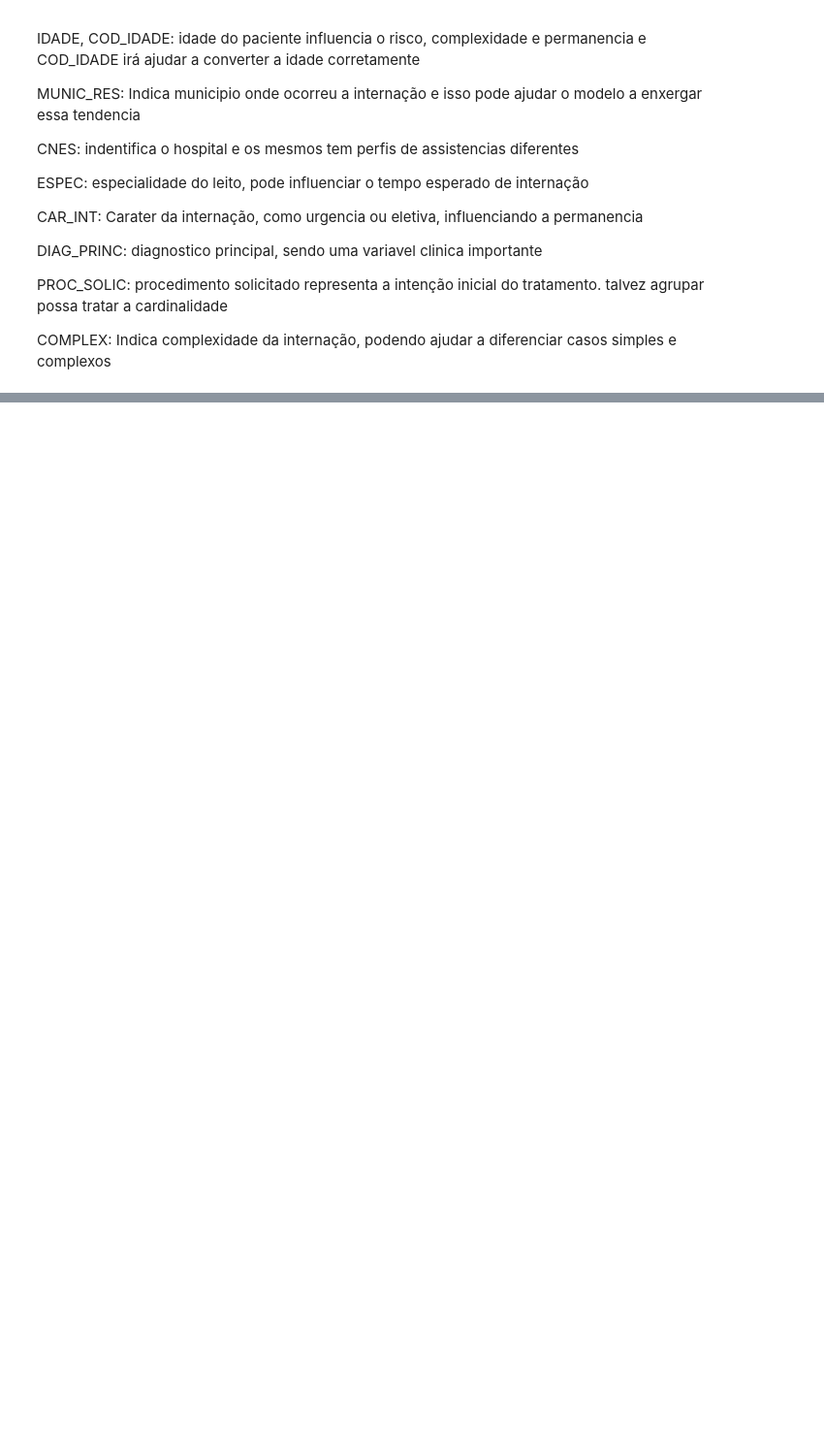
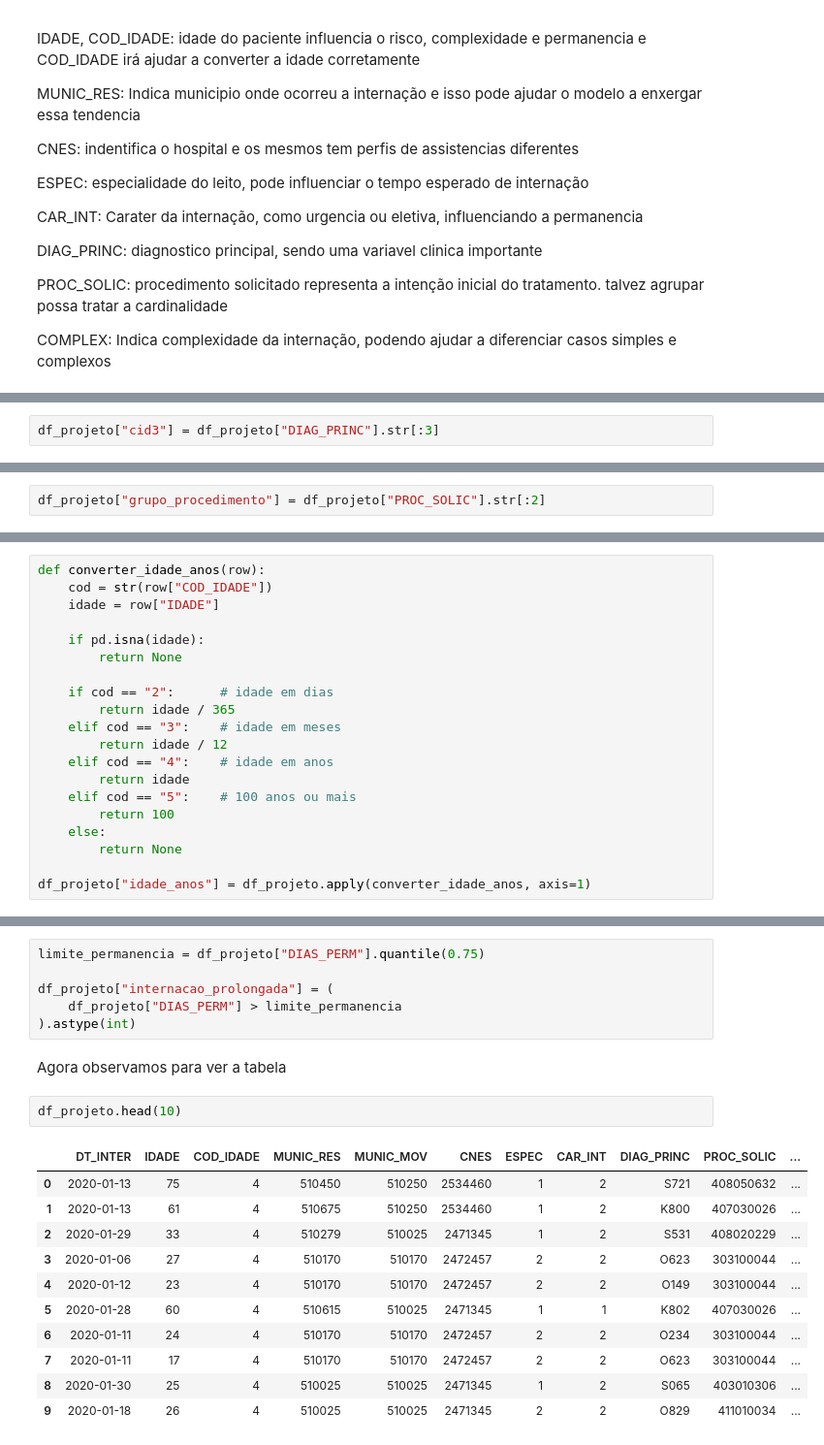
Before and after one commit to DjonathanMetelo/sih-sus-internacoes-prolongadas, a Jupyter notebook: Caderno.ipynb, the cells around one changed output, grey strips where cells are left out. Shown at 97% size. Cells and saved outputs as stored; diff of their text form; blank space fills up the shorter version.

```diff
--- a/Caderno.ipynb
+++ b/Caderno.ipynb
@@ -622,0 +803,2 @@ COMPLEX: Indica complexidade da internação, podendo ajudar a diferenciar casos
+# %%
+df_projeto["cid3"] = df_projeto["DIAG_PRINC"].str[:3]
@@ -622,0 +807,2 @@ COMPLEX: Indica complexidade da internação, podendo ajudar a diferenciar casos
+# %%
+df_projeto["grupo_procedimento"] = df_projeto["PROC_SOLIC"].str[:2]
@@ -622,0 +811,20 @@ COMPLEX: Indica complexidade da internação, podendo ajudar a diferenciar casos
+# %%
+def converter_idade_anos(row):
+    cod = str(row["COD_IDADE"])
+    idade = row["IDADE"]
+
+    if pd.isna(idade):
+        return None
+
+    if cod == "2":      # idade em dias
+        return idade / 365
+    elif cod == "3":    # idade em meses
+        return idade / 12
+    elif cod == "4":    # idade em anos
+        return idade
+    elif cod == "5":    # 100 anos ou mais
+        return 100
+    else:
+        return None
+
+df_projeto["idade_anos"] = df_projeto.apply(converter_idade_anos, axis=1)
@@ -622,0 +833,22 @@ COMPLEX: Indica complexidade da internação, podendo ajudar a diferenciar casos
+# %%
+limite_permanencia = df_projeto["DIAS_PERM"].quantile(0.75)
+
+df_projeto["internacao_prolongada"] = (
+    df_projeto["DIAS_PERM"] > limite_permanencia
+).astype(int)
+# %% [markdown]
+Agora observamos para ver a tabela
+# %%
+df_projeto.head(10)
+# %% [output]
+|  | DT_INTER | IDADE | COD_IDADE | MUNIC_RES | MUNIC_MOV | CNES | ESPEC | CAR_INT | DIAG_PRINC | PROC_SOLIC | ... |
+| 0 | 2020-01-13 | 75 | 4 | 510450 | 510250 | 2534460 | 1 | 2 | S721 | 408050632 | ... |
+| 1 | 2020-01-13 | 61 | 4 | 510675 | 510250 | 2534460 | 1 | 2 | K800 | 407030026 | ... |
+| 2 | 2020-01-29 | 33 | 4 | 510279 | 510025 | 2471345 | 1 | 2 | S531 | 408020229 | ... |
+| 3 | 2020-01-06 | 27 | 4 | 510170 | 510170 | 2472457 | 2 | 2 | O623 | 303100044 | ... |
+| 4 | 2020-01-12 | 23 | 4 | 510170 | 510170 | 2472457 | 2 | 2 | O149 | 303100044 | ... |
+| 5 | 2020-01-28 | 60 | 4 | 510615 | 510025 | 2471345 | 1 | 1 | K802 | 407030026 | ... |
+| 6 | 2020-01-11 | 24 | 4 | 510170 | 510170 | 2472457 | 2 | 2 | O234 | 303100044 | ... |
+| 7 | 2020-01-11 | 17 | 4 | 510170 | 510170 | 2472457 | 2 | 2 | O623 | 303100044 | ... |
+| 8 | 2020-01-30 | 25 | 4 | 510025 | 510025 | 2471345 | 1 | 2 | S065 | 403010306 | ... |
+| 9 | 2020-01-18 | 26 | 4 | 510025 | 510025 | 2471345 | 2 | 2 | O829 | 411010034 | ... |
```
Also changed, not shown: parts of 24 cells of this notebook.
